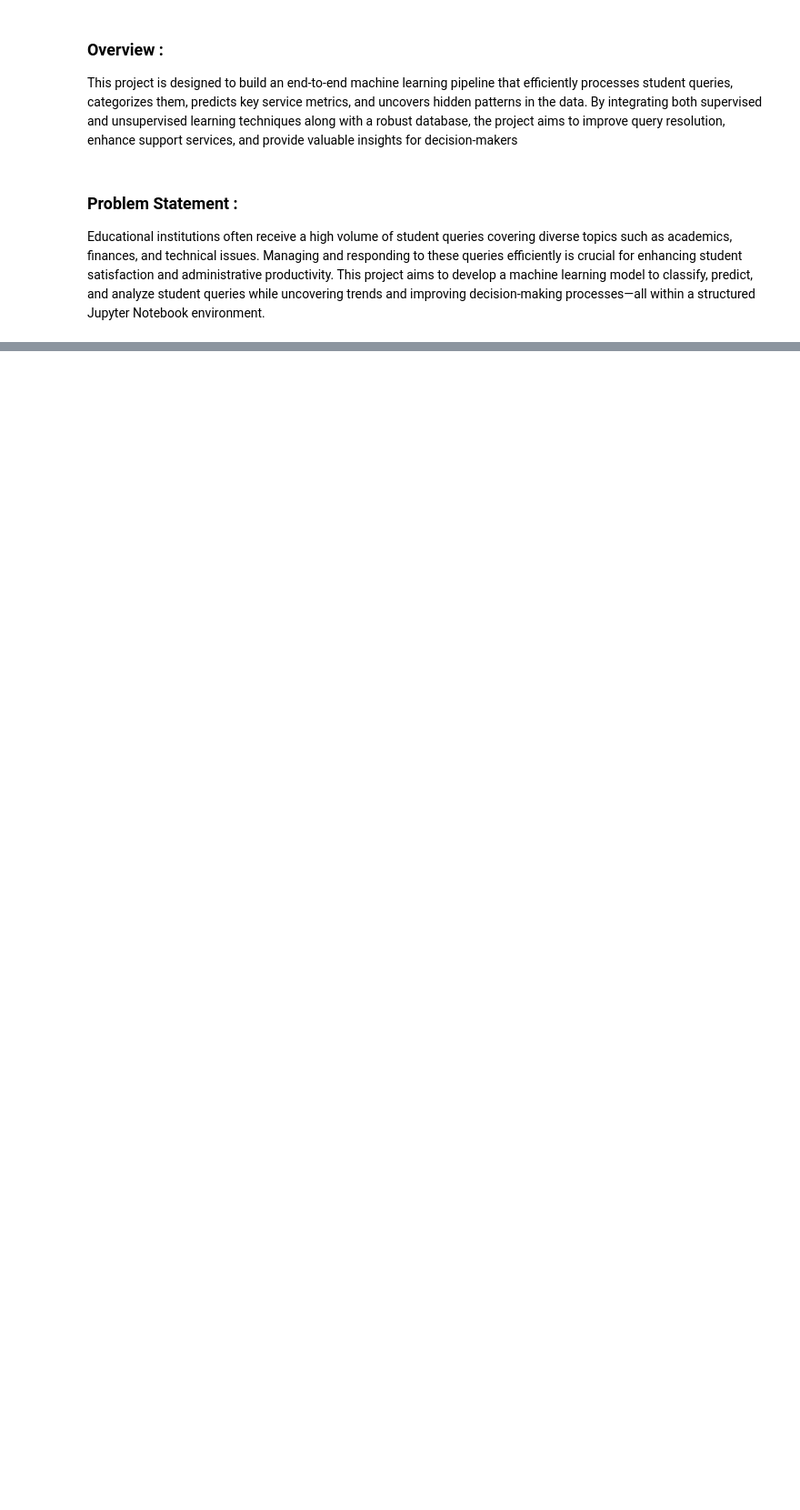
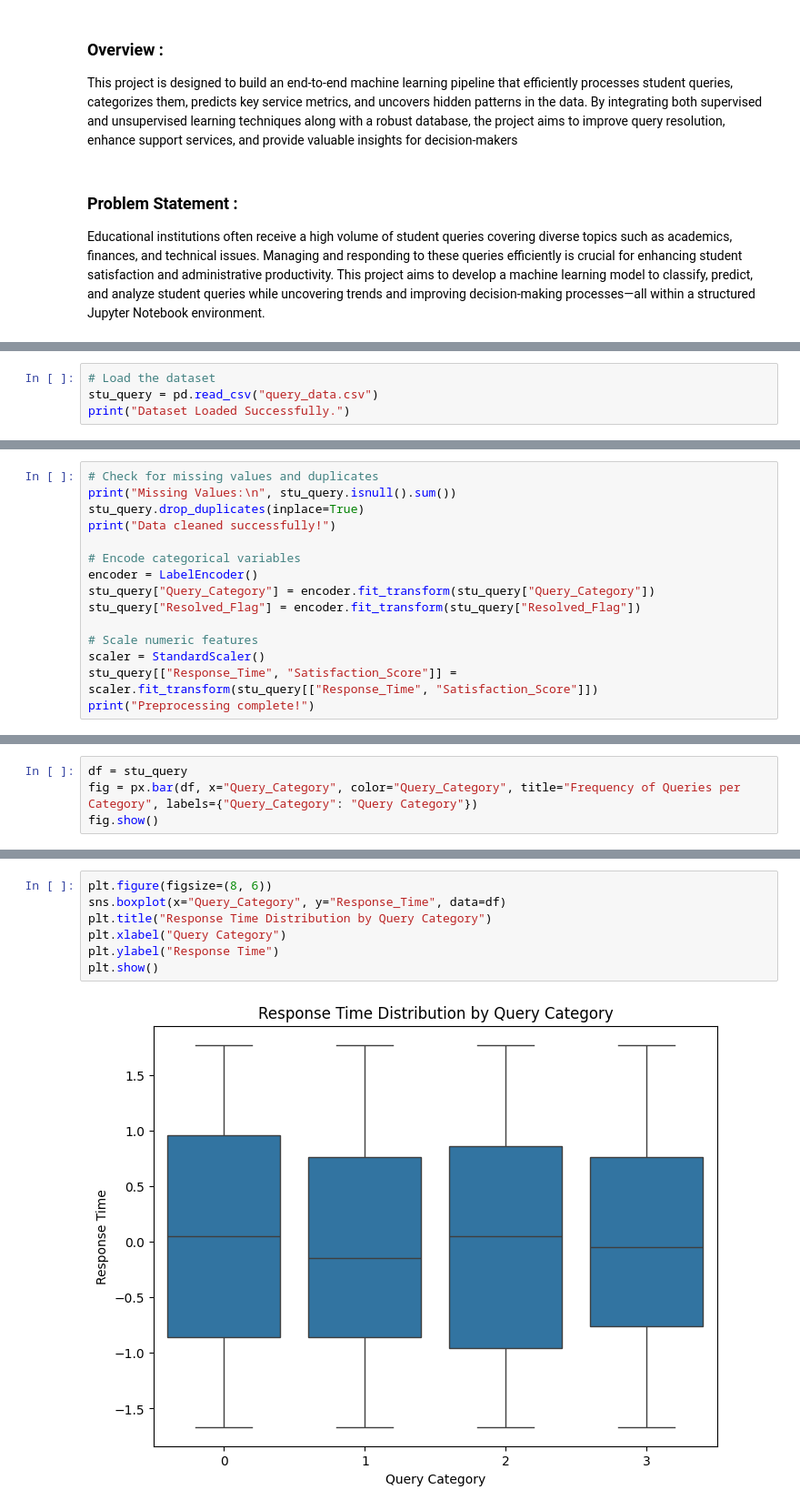
Before and after one commit to nitinjswgithub066/ML-Project-2, a Jupyter notebook: student_query.ipynb, the cells around one changed output, grey strips where cells are left out. Shown at 91% size. Cells and saved outputs as stored; diff of their text form; blank space fills up the shorter version.

```diff
--- a/student_query.ipynb
+++ b/student_query.ipynb
@@ -27,0 +51,4 @@ import numpy as np # numerical computing library
+# %%
+# Load the dataset
+stu_query = pd.read_csv("query_data.csv")
+print("Dataset Loaded Successfully.")
@@ -27,0 +83,15 @@ import numpy as np # numerical computing library
+# %%
+# Check for missing values and duplicates
+print("Missing Values:\n", stu_query.isnull().sum())
+stu_query.drop_duplicates(inplace=True)
+print("Data cleaned successfully!")
+
+# Encode categorical variables
+encoder = LabelEncoder()
+stu_query["Query_Category"] = encoder.fit_transform(stu_query["Query_Category"])
+stu_query["Resolved_Flag"] = encoder.fit_transform(stu_query["Resolved_Flag"])
+
+# Scale numeric features
+scaler = StandardScaler()
+stu_query[["Response_Time", "Satisfaction_Score"]] = scaler.fit_transform(stu_query[["Response_Time", "Satisfaction_Score"]])
+print("Preprocessing complete!")
@@ -27,0 +138,4 @@ import numpy as np # numerical computing library
+# %%
+df = stu_query
+fig = px.bar(df, x="Query_Category", color="Query_Category", title="Frequency of Queries per Category", labels={"Query_Category": "Query Category"})
+fig.show()
@@ -27,0 +155,9 @@ import numpy as np # numerical computing library
+# %%
+plt.figure(figsize=(8, 6))
+sns.boxplot(x="Query_Category", y="Response_Time", data=df)
+plt.title("Response Time Distribution by Query Category")
+plt.xlabel("Query Category")
+plt.ylabel("Response Time")
+plt.show()
+# %% [output]
+[figure, added]
```
Also changed, not shown: parts of 53 cells of this notebook, 3 other files.
